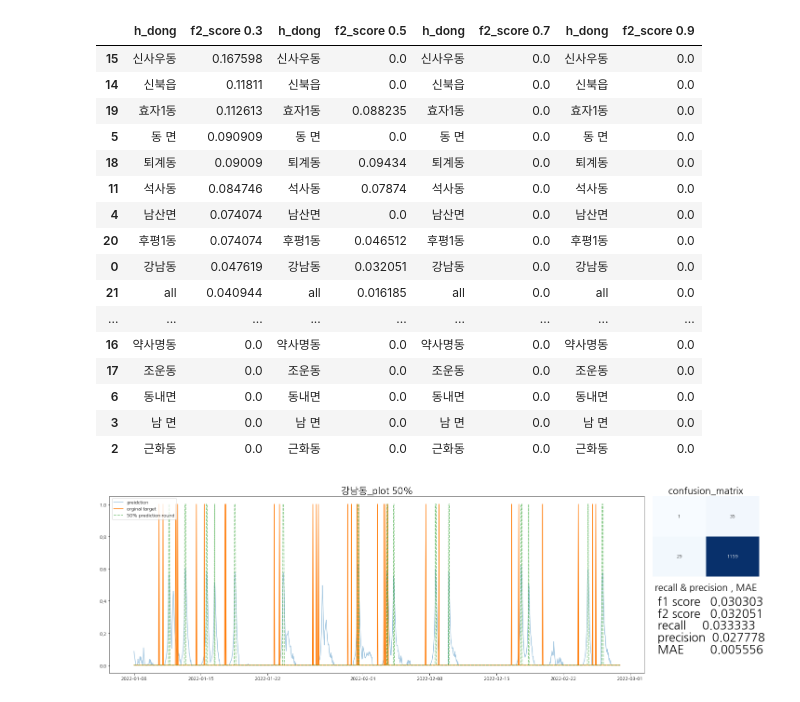
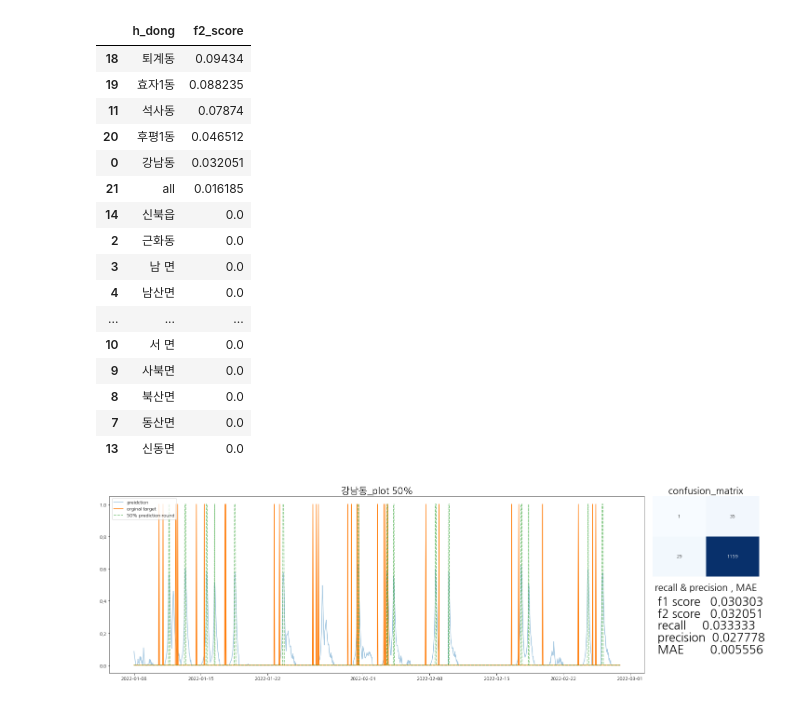
Before and after one commit to sigongjoa/Emergency_Demand, a Jupyter notebook: TFT/2022_12_15_TEST_ewma_alpha/result_veiw.ipynb, the cells around one changed output. Drawn from its saved outputs; the diff is of its cells as text; code cells hidden in the pictures.

```diff
--- a/TFT/2022_12_15_TEST_ewma_alpha/result_veiw.ipynb
+++ b/TFT/2022_12_15_TEST_ewma_alpha/result_veiw.ipynb
@@ -78,18 +78,15 @@ def dong_f2(training, tft ,data, dong , ewma_funs, factor , n : int , round_cut
     return metrics.fbeta_score(org_count,predition , 2)
 
 
-def get_f2(training, tft ,data, ewma_funs, factor):
-    result_df = pd.DataFrame()
-    for round_cut in [0.3 , 0.5 , 0.7 , 0.9]:
-        f2_df = pd.DataFrame(columns = ['h_dong' , f'f2_score {round_cut}'])
-        for idx, dong in enumerate(dongs):
-            f2_df.loc[idx,'h_dong'] = dong
-            f2_df.loc[idx,f'f2_score {round_cut}'] = dong_f2(training, tft ,data, dong ,ewma_funs, factor,3,round_cut )
-        f2_df.loc[idx+1, 'h_dong'] = 'all'
-        f2_df.loc[idx+1, f'f2_score {round_cut}'] = np.mean(f2_df[f'f2_score {round_cut}'])
-        f2_df = f2_df.sort_values(by=f'f2_score {round_cut}' , ascending=False)
-        result_df = pd.concat([result_df, f2_df],axis=1)
-    return result_df
+def get_f2(training, tft ,data, ewma_funs, factor , n : int , round_cut : float):
+    f2_df = pd.DataFrame(columns = ['h_dong' , 'f2_score'])
+    for idx, dong in enumerate(dongs):
+        #print(f'{dong} is processing f2_score')
+        f2_df.loc[idx,'h_dong'] = dong
+        f2_df.loc[idx,'f2_score'] = dong_f2(training, tft ,data, dong ,ewma_funs, factor,n,round_cut )
+    f2_df.loc[idx+1, 'h_dong'] = 'all'
+    f2_df.loc[idx+1, 'f2_score'] = np.mean(f2_df['f2_score'])
+    return f2_df.sort_values(by='f2_score' , ascending=False)
 # %%
 model_ckpt = 'alpha_test/lightning_logs/version_12/checkpoints/epoch=299-step=6000.ckpt'
 factor = 0.3
@@ -100,22 +97,22 @@ test_data = data_processing('../../test.csv' , factor, funs)
 training = get_training(train_data , 24, 24*7)
 tft = TemporalFusionTransformer.load_from_checkpoint(model_ckpt)
 # %%
-get_f2(training, tft ,test_data, funs, factor)
+get_f2(training, tft ,test_data, funs, factor , 3 , 0.5)
 # %% [output]
-|  | h_dong | f2_score 0.3 | h_dong | f2_score 0.5 | h_dong | f2_score 0.7 | h_dong | f2_score 0.9 |
-| 15 | 신사우동 | 0.167598 | 신사우동 | 0.0 | 신사우동 | 0.0 | 신사우동 | 0.0 |
-| 14 | 신북읍 | 0.11811 | 신북읍 | 0.0 | 신북읍 | 0.0 | 신북읍 | 0.0 |
-| 19 | 효자1동 | 0.112613 | 효자1동 | 0.088235 | 효자1동 | 0.0 | 효자1동 | 0.0 |
-| 5 | 동 면 | 0.090909 | 동 면 | 0.0 | 동 면 | 0.0 | 동 면 | 0.0 |
-| 18 | 퇴계동 | 0.09009 | 퇴계동 | 0.09434 | 퇴계동 | 0.0 | 퇴계동 | 0.0 |
-| 11 | 석사동 | 0.084746 | 석사동 | 0.07874 | 석사동 | 0.0 | 석사동 | 0.0 |
-| 4 | 남산면 | 0.074074 | 남산면 | 0.0 | 남산면 | 0.0 | 남산면 | 0.0 |
-| 20 | 후평1동 | 0.074074 | 후평1동 | 0.046512 | 후평1동 | 0.0 | 후평1동 | 0.0 |
-| 0 | 강남동 | 0.047619 | 강남동 | 0.032051 | 강남동 | 0.0 | 강남동 | 0.0 |
-| 21 | all | 0.040944 | all | 0.016185 | all | 0.0 | all | 0.0 |
-| ... | ... | ... | ... | ... | ... | ... | ... | ... |
-| 16 | 약사명동 | 0.0 | 약사명동 | 0.0 | 약사명동 | 0.0 | 약사명동 | 0.0 |
-| 17 | 조운동 | 0.0 | 조운동 | 0.0 | 조운동 | 0.0 | 조운동 | 0.0 |
-| 6 | 동내면 | 0.0 | 동내면 | 0.0 | 동내면 | 0.0 | 동내면 | 0.0 |
-| 3 | 남 면 | 0.0 | 남 면 | 0.0 | 남 면 | 0.0 | 남 면 | 0.0 |
-| 2 | 근화동 | 0.0 | 근화동 | 0.0 | 근화동 | 0.0 | 근화동 | 0.0 |
+|  | h_dong | f2_score |
+| 18 | 퇴계동 | 0.09434 |
+| 19 | 효자1동 | 0.088235 |
+| 11 | 석사동 | 0.07874 |
+| 20 | 후평1동 | 0.046512 |
+| 0 | 강남동 | 0.032051 |
+| 21 | all | 0.016185 |
+| 14 | 신북읍 | 0.0 |
+| 2 | 근화동 | 0.0 |
+| 3 | 남 면 | 0.0 |
+| 4 | 남산면 | 0.0 |
+| ... | ... | ... |
+| 10 | 서 면 | 0.0 |
+| 9 | 사북면 | 0.0 |
+| 8 | 북산면 | 0.0 |
+| 7 | 동산면 | 0.0 |
+| 13 | 신동면 | 0.0 |
```
Also changed, not shown: parts of 1 cell of this notebook, 6 other files.
